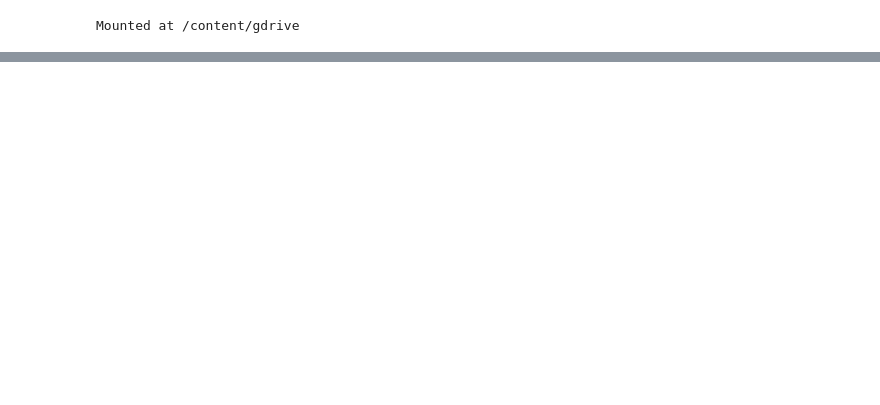
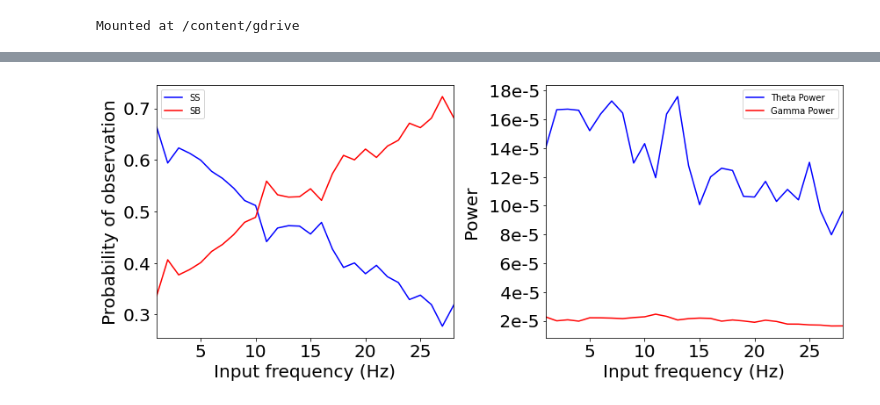
Before and after one commit to pena-rodrigo/CA1project, a Jupyter notebook: single_thetagamma_NMDA.ipynb, the cells around one changed output, grey strips where cells are left out. Cells and saved outputs as stored; diff of their text form; code cells hidden in the pictures; blank space fills up the shorter version.

```diff
--- a/single_thetagamma_NMDA.ipynb
+++ b/single_thetagamma_NMDA.ipynb
@@ -639,0 +700,32 @@ execution time 34.23753881454468
+# %%
+from matplotlib.ticker import FormatStrFormatter
+import matplotlib as mpl
+plt.figure(figsize=(12,5))
+ax=plt.subplot(121)
+plt.plot(rate_range,SS/(np.add(SS,SB)),label='SS',color = 'b')
+plt.plot(rate_range,SB/(np.add(SS,SB)),label='SB',color = 'r')
+plt.ylabel('Probability of observation')
+plt.xlabel('Input frequency (Hz)')
+plt.xlim([1,28])
+plt.legend()
+for item in ([ax.title, ax.xaxis.label, ax.yaxis.label] +
+             ax.get_xticklabels() + ax.get_yticklabels()):
+  item.set_fontsize(20)
+ax=plt.subplot(122)
+plt.plot(rate_range,power_theta,label='Theta Power',color = 'b')
+plt.plot(rate_range,power_gamma,label='Gamma Power',color = 'r')
+plt.ylabel('Power')
+plt.xlabel('Input frequency (Hz)')
+plt.xlim([1,28])
+plt.legend()
+fmt = lambda x, pos: ' {:.0f}e-5'.format((x)*1e5, pos)
+ax.yaxis.set_major_formatter(mpl.ticker.FuncFormatter(fmt))
+for item in ([ax.title, ax.xaxis.label, ax.yaxis.label] +
+             ax.get_xticklabels() + ax.get_yticklabels()):
+  item.set_fontsize(20)
+plt.tight_layout()
+
+plt.savefig(f"{images_dir}/nmda_2.png")
+plt.savefig(f"{images_dir}/nmda_2.pdf")
+# %% [output]
+[figure, added]
```
Also changed, not shown: parts of 7 cells of this notebook.
